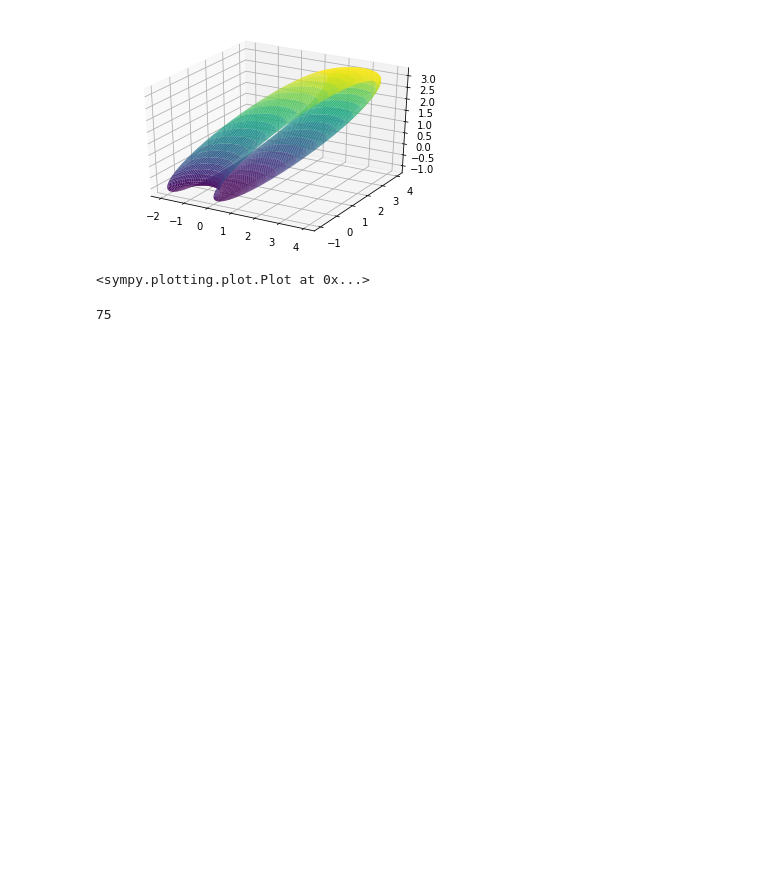
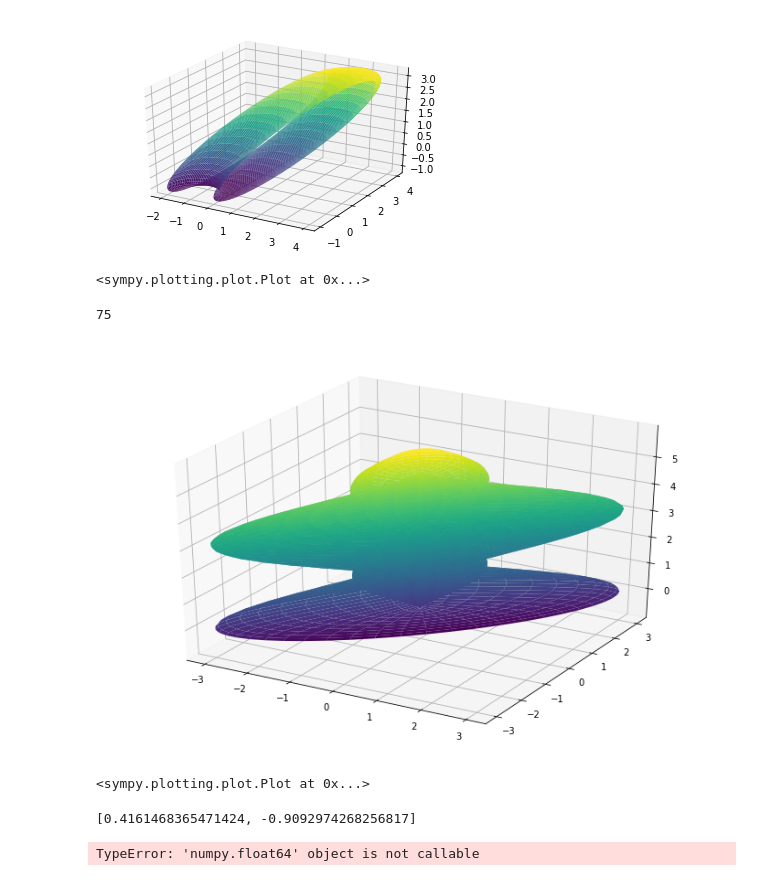
Before and after one commit to mattConn/mathematical-programming, a Jupyter notebook: notebooks/torus-plot.ipynb, the cells around one changed output. Saved outputs shown, nothing was run; the diff lists cells and outputs as text; code cells hidden in the pictures; blank space fills up the shorter version.

```diff
--- a/notebooks/torus-plot.ipynb
+++ b/notebooks/torus-plot.ipynb
@@ -54,3 +54,80 @@ def g(x):
 getDiff(g)(5)
 # %% [output]
 75
+# %%
+a = 0
+def x(t):
+    return (1+2*cos(t))
+def y(t):
+    return (1+2*cos(t))
+plot3d_parametric_surface( (a+cos(u))*x(v),(a+cos(u))*y(v),sin(u)+0.5*v , (u, 0, 2*pi), (v, 0, 10))
+# (3+cos(u))*cos(v),(3+cos(u))*sin(v),sin(u)+0.5*v
+# %% [output]
+[figure, added]
+<sympy.plotting.plot.Plot at 0x...>
+# %%
+def g(x):
+    return x**3
+
+def norm(vector,t):
+    sum = 0
+
+    for i in vector:
+        sum += i**2
+
+    return sqrt(sum)
+
+# unit tangent
+def T(vector,t):
+    tangent = []
+
+    diffVector = []
+    for f in vector:
+        diffVector.append( diff(f,t) )
+
+    n = norm(diffVector,t)
+
+    for f in vector:
+#         tangent.append( lambdify(t, diff(f,t)/n) )
+        tangent.append( diff(f,t)/n )
+
+    return tangent
+
+func = [cos(t),sin(t)]
+
+lambdify(t, T(func,t))(2)
+
+# unit normal
+lambdify(t, T(T(func,t),t))(2)
+# %% [output]
+[0.4161468365471424, -0.9092974268256817]
+# %%
+a = 0
+
+# def x(t):
+#     return cos(t)
+
+# def y(t):
+#     return sin(t)
+
+# def z(t):
+#     return sin(t)
+
+func = [x(t),y(t),z(t)]
+
+xn = lambdify(t, T(T(func,t),t)[0])(2)
+yn = lambdify(t, T(T(func,t),t)[0])(2)
+zn = lambdify(t, T(T(func,t),t)[0])(2)
+
+def x(t):
+    return cos(t)
+
+def y(t):
+    return sin(t)
+
+def z(t):
+    return sin(t)
+
+plot3d_parametric_surface( cos(u)*xn(v), cos(u)*yn(v), sin(u)*zn(v) , (u, 0, 10), (v, 0, 2*pi))
+# %% [output]
+TypeError: 'numpy.float64' object is not callable
```
Also changed, not shown: parts of 4 cells of this notebook, 2 other files.
